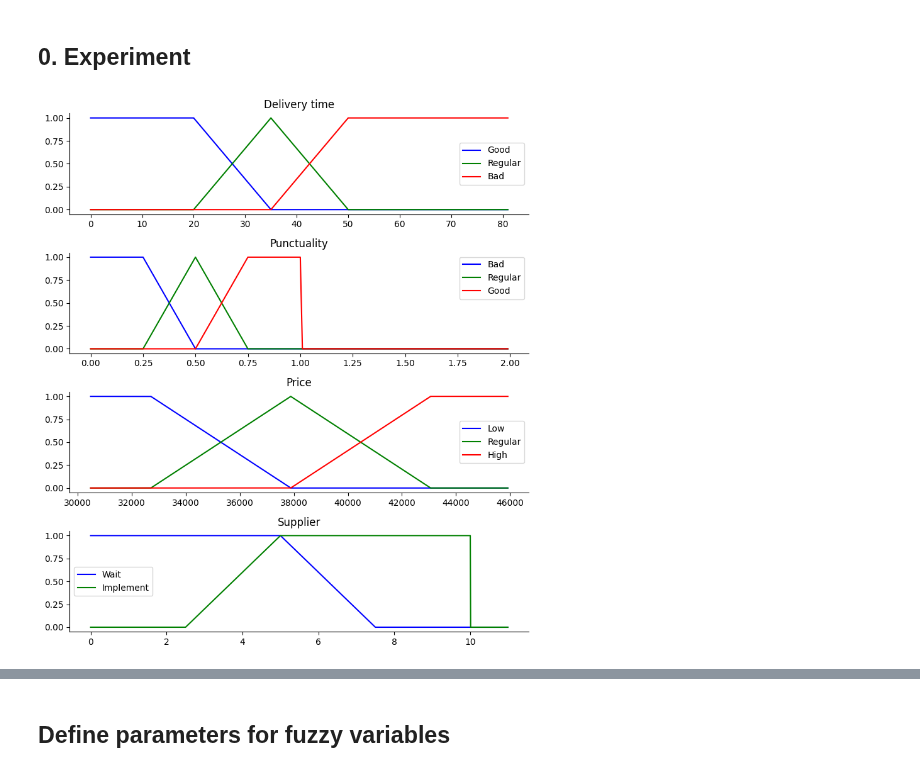
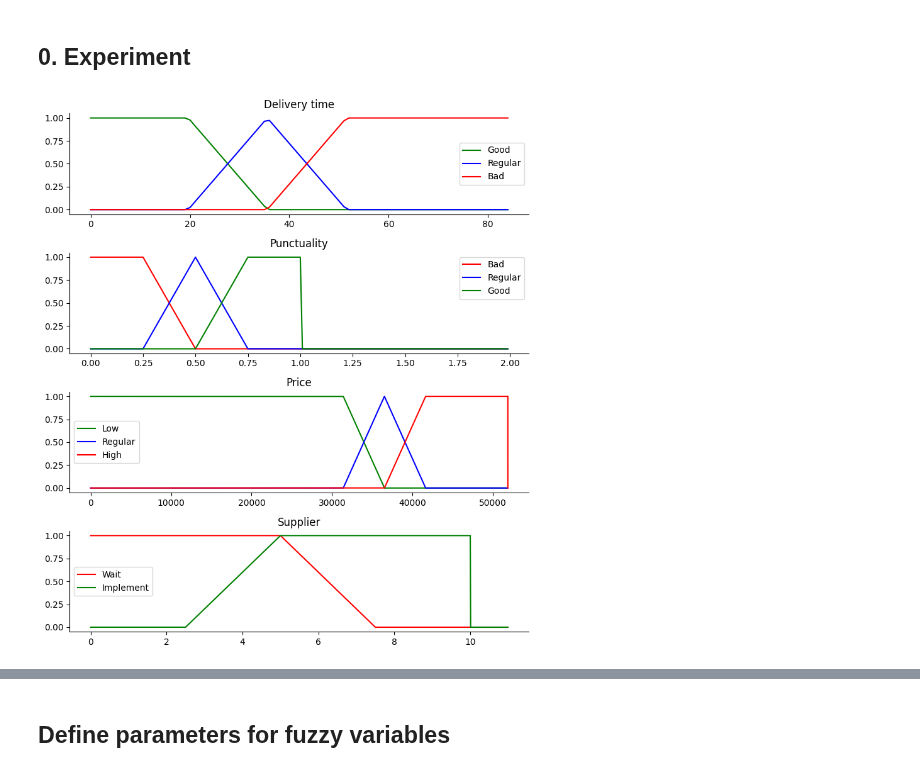
Before and after one commit to rubusarbaro/supplier-selection_fuzzy-logic_thesis, a Jupyter notebook: thesis.ipynb, the cells around one changed output, grey strips where cells are left out. Drawn from its saved outputs; the diff is of its cells as text; code cells hidden in the pictures.

```diff
--- a/thesis.ipynb
+++ b/thesis.ipynb
@@ -158,81 +158,7 @@ for supplier in env.suppliers:
 # %% [markdown]
 ## 0. Experiment
 # %%
-def get_µσ_punctuality():
-    punctuality_list = []
-
-    for supplier_id in env.item_master[(env.item_master["Awarded"] == True)]["Supplier ID"].unique():
-        punctuality = len(env.item_master[(env.item_master["Supplier ID"] == supplier_id) & (env.item_master["Awarded"] == True) & (env.item_master["OTD"] == True)]) / len(env.item_master[(env.item_master["Supplier ID"] == supplier_id) & (env.item_master["Awarded"] == True)])
-
-        punctuality_list.append(punctuality)
-
-    return (mean(punctuality_list), stdev(punctuality_list))
-
-supplier_fuzzy_score = {}
-
-µ_delivery_time = round(env.item_master[(env.item_master["Awarded"] == True)]["Delivery time"].mean())
-σ_delivery_time = round(env.item_master[(env.item_master["Awarded"] == True)]["Delivery time"].std())
-max_delivery_time = round(env.item_master[(env.item_master["Awarded"] == True) & (env.item_master["Project"] != "Juneau")]["Delivery time"].max())
-
-µ_price_total = float(env.item_master[(env.item_master["Project"] != "Juneau")][["Supplier name", "Price"]].groupby("Supplier name").sum()["Price"].mean())
-σ_price_total = float(env.item_master[(env.item_master["Project"] != "Juneau")][["Supplier name", "Price"]].groupby("Supplier name").sum()["Price"].std())
-min_price_total = floor(env.item_master[(env.item_master["Project"] != "Juneau")][["Supplier name", "Price"]].groupby("Supplier name").sum()["Price"].min())
-max_price_total = ceil(env.item_master[(env.item_master["Project"] != "Juneau")][["Supplier name", "Price"]].groupby("Supplier name").sum()["Price"].max())
-
-µ_punctuality_low, σ_punctuality_low = get_μσ_punctuality()
-
-var_delivery_time = np.arange(0, max_delivery_time + 1, 1)
-var_price = np.arange(min_price_total, max_price_total, 0.01)
-var_punctuality = np.arange(0, 2, 0.01)
-var_supplier = np.arange(0, 11, 0.01)
-
-delivery_time_low = fuzzy.trapmf(var_delivery_time, [0, 0, µ_delivery_time - σ_delivery_time, µ_delivery_time])
-delivery_time_medium = fuzzy.trimf(var_delivery_time, [µ_delivery_time - σ_delivery_time, µ_delivery_time, µ_delivery_time + σ_delivery_time])
-delivery_time_high = fuzzy.trapmf(var_delivery_time, [µ_delivery_time, µ_delivery_time + σ_delivery_time, max_delivery_time, max_delivery_time])
-
-punctuality_low = fuzzy.trapmf(var_punctuality, [0, 0, 0.25, 0.5])
-punctuality_medium = fuzzy.trimf(var_punctuality, [0.25, 0.5, 0.75])
-punctuality_high = fuzzy.trapmf(var_punctuality, [0.5, 0.75, 1, 1])
-
-price_low = fuzzy.trapmf(var_price, [0, min_price_total, round(µ_price_total - σ_price_total), round(μ_price_total)])
-price_medium = fuzzy.trimf(var_price, [round(μ_price_total - σ_price_total), round(μ_price_total), round(μ_price_total + σ_price_total)])
-price_high = fuzzy.trapmf(var_price, [round(μ_price_total), round(μ_price_total + σ_price_total), ceil(max_price_total), ceil(max_price_total)])
-
-supplier_wait = fuzzy.trapmf(var_supplier, [0, 0, 5, 7.5])
-supplier_implement = fuzzy.trapmf(var_supplier, [2.5, 5, 10, 10])
-
-fig, (ax0, ax1, ax2, ax3) = plt.subplots(nrows=4, figsize=(8, 9))
-
-ax0.plot(var_delivery_time, delivery_time_low, "b", linewidth=1.5, label="Good")
-ax0.plot(var_delivery_time, delivery_time_medium, "g", linewidth=1.5, label="Regular")
-ax0.plot(var_delivery_time, delivery_time_high, "r", linewidth=1.5, label="Bad")
-ax0.set_title("Delivery time")
-ax0.legend()
-
-ax1.plot(var_punctuality, punctuality_low, "b", linewidth=1.5, label="Bad")
-ax1.plot(var_punctuality, punctuality_medium, "g", linewidth=1.5, label="Regular")
-ax1.plot(var_punctuality, punctuality_high, "r", linewidth=1.5, label="Good")
-ax1.set_title("Punctuality")
-ax1.legend()
-
-ax2.plot(var_price, price_low, "b", linewidth=1.5, label="Low")
-ax2.plot(var_price, price_medium, "g", linewidth=1.5, label="Regular")
-ax2.plot(var_price, price_high, "r", linewidth=1.5, label="High")
-ax2.set_title("Price")
-ax2.legend()
-
-ax3.plot(var_supplier, supplier_wait, "b", linewidth=1.5, label="Wait")
-ax3.plot(var_supplier, supplier_implement, "g", linewidth=1.5, label="Implement")
-ax3.set_title("Supplier")
-ax3.legend()
-
-for ax in [ax0, ax1, ax2, ax3]:
-    ax.spines["top"].set_visible(False)
-    ax.spines["right"].set_visible(False)
-    ax.get_xaxis().tick_bottom()
-    ax.get_yaxis().tick_left()
-
-plt.tight_layout()
-plt.show()
+evaluator = simulation.Fuzzy_Model(env.item_master)
+evaluator.plot()
 # %% [output]
-[figure, old version]
+[figure, new version]
```
Also changed, not shown: parts of 5 cells of this notebook, 3 other files.
